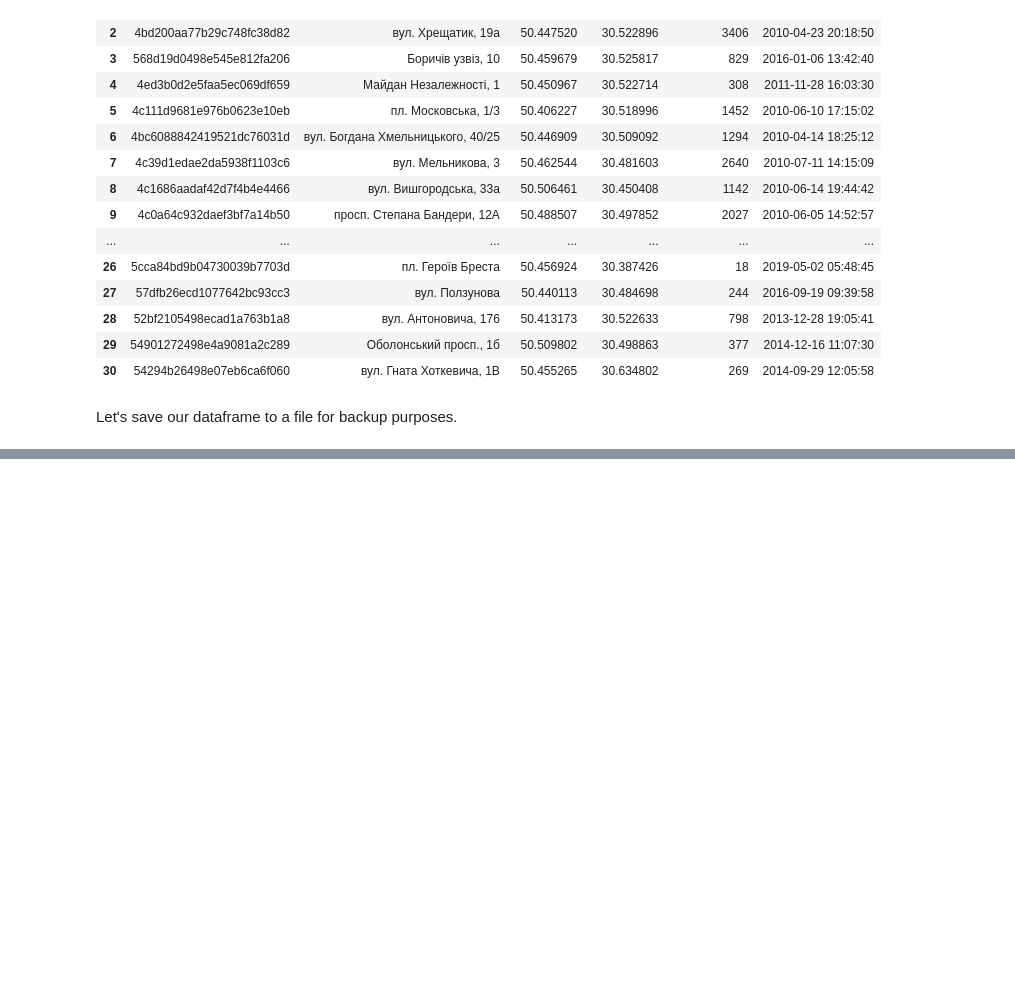
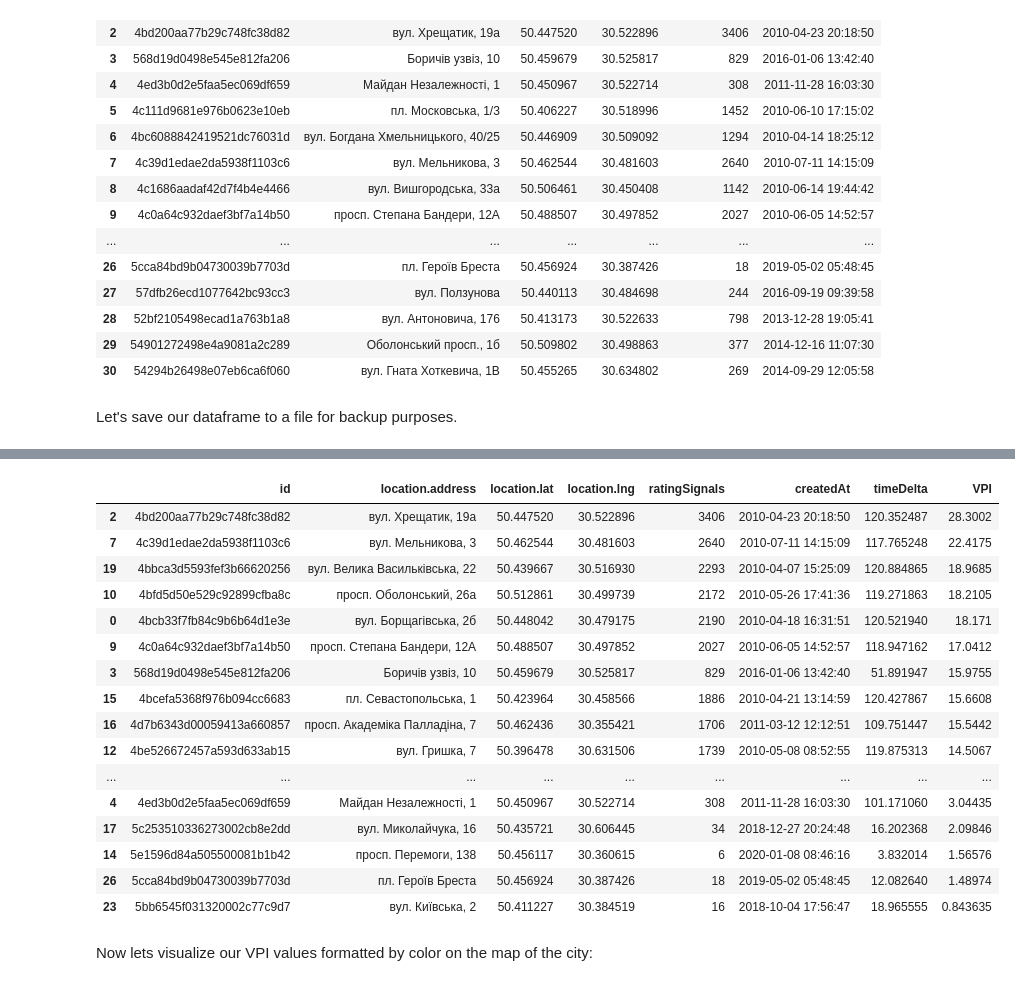
Before and after one commit to kospek/Coursera_Capstone, a Jupyter notebook: Capstone_Notebook.ipynb, the cells around one changed output, grey strips where cells are left out. Drawn from its saved outputs; the diff is of its cells as text; code cells hidden in the pictures; blank space fills up the shorter version.

```diff
--- a/Capstone_Notebook.ipynb
+++ b/Capstone_Notebook.ipynb
@@ -249,0 +251,6 @@ McD_full_df.to_pickle('./McDonalds_df.pkl')
+# %%
+from datetime import datetime
+
+today = datetime.today().strftime('%Y-%m-%d')
+today = pd.to_datetime(today).round('D')
+today
@@ -249,0 +259,27 @@ McD_full_df.to_pickle('./McDonalds_df.pkl')
+# %%
+McD_full_df['timeDelta'] = today - McD_full_df['createdAt']
+McD_full_df['timeDelta'] = McD_full_df['timeDelta']/np.timedelta64(1,'M')
+#add column with VPI values
+McD_full_df['VPI'] = McD_full_df['ratingSignals']/McD_full_df['timeDelta']
+#look at the results in descending order
+McD_full_df.sort_values(by='VPI', ascending=False)
+# %% [output]
+|  | id | location.address | location.lat | location.lng | ratingSignals | createdAt | timeDelta | VPI |
+| 2 | 4bd200aa77b29c748fc38d82 | вул. Хрещатик, 19а | 50.447520 | 30.522896 | 3406 | 2010-04-23 20:18:50 | 120.352487 | 28.3002 |
+| 7 | 4c39d1edae2da5938f1103c6 | вул. Мельникова, 3 | 50.462544 | 30.481603 | 2640 | 2010-07-11 14:15:09 | 117.765248 | 22.4175 |
+| 19 | 4bbca3d5593fef3b66620256 | вул. Велика Васильківська, 22 | 50.439667 | 30.516930 | 2293 | 2010-04-07 15:25:09 | 120.884865 | 18.9685 |
+| 10 | 4bfd5d50e529c92899cfba8c | просп. Оболонський, 26а | 50.512861 | 30.499739 | 2172 | 2010-05-26 17:41:36 | 119.271863 | 18.2105 |
+| 0 | 4bcb33f7fb84c9b6b64d1e3e | вул. Борщагівська, 2б | 50.448042 | 30.479175 | 2190 | 2010-04-18 16:31:51 | 120.521940 | 18.171 |
+| 9 | 4c0a64c932daef3bf7a14b50 | просп. Степана Бандери, 12А | 50.488507 | 30.497852 | 2027 | 2010-06-05 14:52:57 | 118.947162 | 17.0412 |
+| 3 | 568d19d0498e545e812fa206 | Боричів узвіз, 10 | 50.459679 | 30.525817 | 829 | 2016-01-06 13:42:40 | 51.891947 | 15.9755 |
+| 15 | 4bcefa5368f976b094cc6683 | пл. Севастопольська, 1 | 50.423964 | 30.458566 | 1886 | 2010-04-21 13:14:59 | 120.427867 | 15.6608 |
+| 16 | 4d7b6343d00059413a660857 | просп. Академіка Палладіна, 7 | 50.462436 | 30.355421 | 1706 | 2011-03-12 12:12:51 | 109.751447 | 15.5442 |
+| 12 | 4be526672457a593d633ab15 | вул. Гришка, 7 | 50.396478 | 30.631506 | 1739 | 2010-05-08 08:52:55 | 119.875313 | 14.5067 |
+| ... | ... | ... | ... | ... | ... | ... | ... | ... |
+| 4 | 4ed3b0d2e5faa5ec069df659 | Майдан Незалежності, 1 | 50.450967 | 30.522714 | 308 | 2011-11-28 16:03:30 | 101.171060 | 3.04435 |
+| 17 | 5c253510336273002cb8e2dd | вул. Миколайчука, 16 | 50.435721 | 30.606445 | 34 | 2018-12-27 20:24:48 | 16.202368 | 2.09846 |
+| 14 | 5e1596d84a505500081b1b42 | просп. Перемоги, 138 | 50.456117 | 30.360615 | 6 | 2020-01-08 08:46:16 | 3.832014 | 1.56576 |
+| 26 | 5cca84bd9b04730039b7703d | пл. Героїв Бреста | 50.456924 | 30.387426 | 18 | 2019-05-02 05:48:45 | 12.082640 | 1.48974 |
+| 23 | 5bb6545f031320002c77c9d7 | вул. Київська, 2 | 50.411227 | 30.384519 | 16 | 2018-10-04 17:56:47 | 18.965555 | 0.843635 |
+# %% [markdown]
+Now lets visualize our VPI values formatted by color on the map of the city:
```
Also changed, not shown: parts of 5 cells of this notebook.
